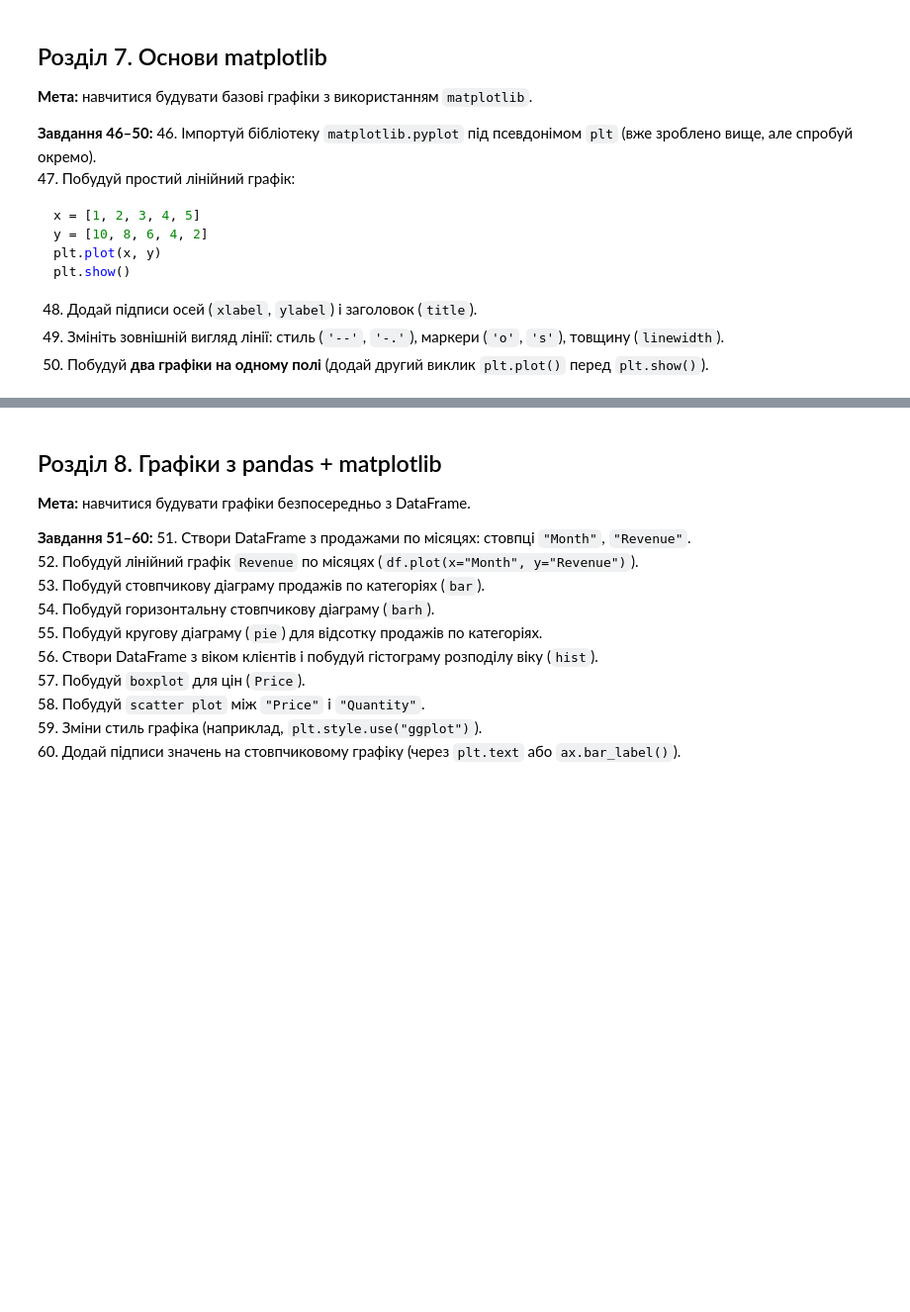
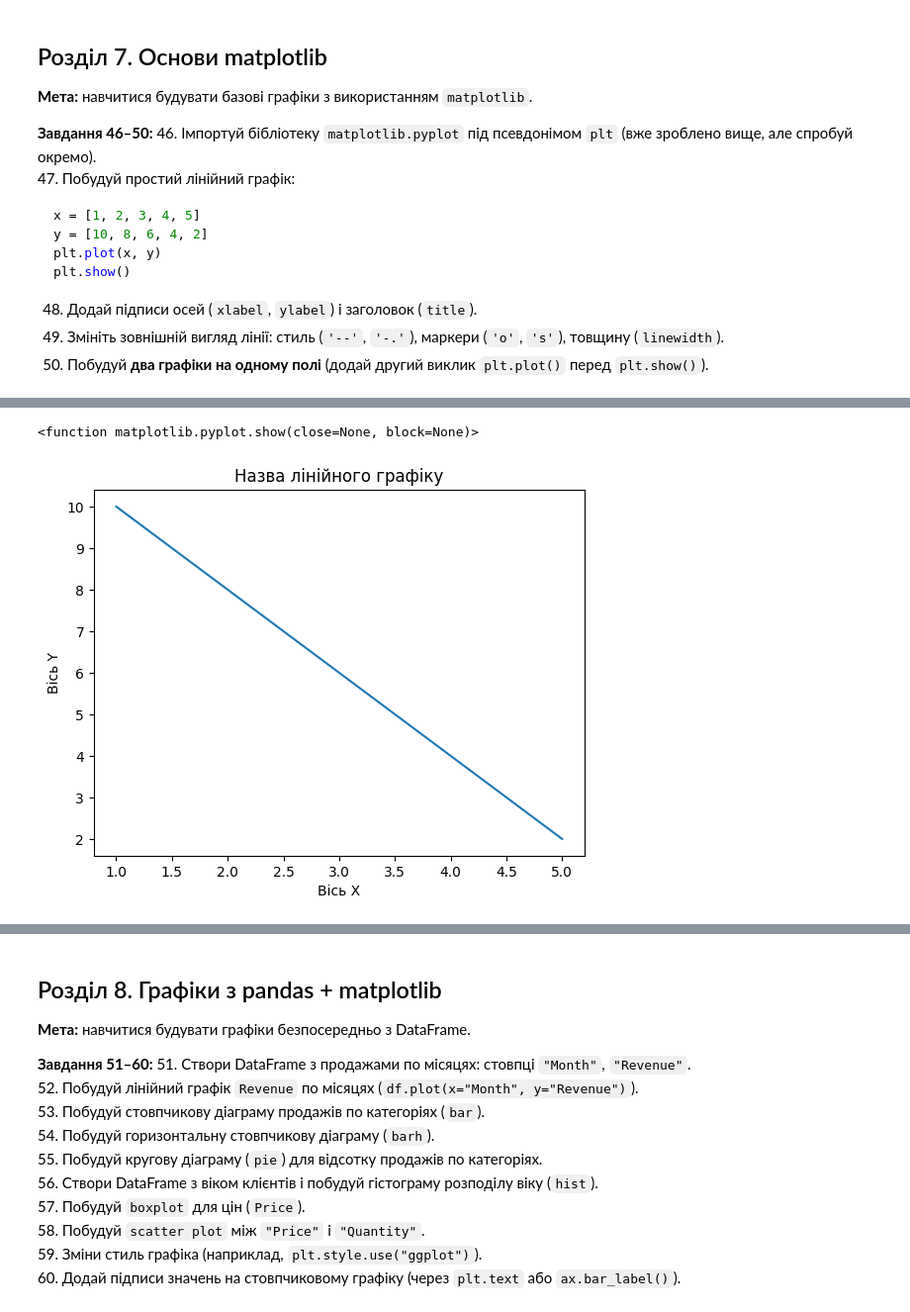
Before and after one commit to SvitChekan/test-task-Python-DTA, a Jupyter notebook: pandas_matplotlib_practice.ipynb, the cells around one changed output, grey strips where cells are left out. Shown: that part at 99% size. Drawn from its saved outputs; the diff is of its cells as text; code cells hidden in the pictures; blank space fills up the shorter version.

```diff
--- a/pandas_matplotlib_practice.ipynb
+++ b/pandas_matplotlib_practice.ipynb
@@ -908,3 +932,16 @@ print(weekends)
 # %%
-# 48
+# 48 Додай підписи осей (xlabel, ylabel) і заголовок (title)
+
+x = [1, 2, 3, 4, 5]
+y = [10, 8, 6, 4, 2]
+
+plt.plot(x, y)
+plt.xlabel("Вісь X")
+plt.ylabel("Вісь Y")
+plt.title("Назва лінійного графіку")
+
+plt.show
+# %% [output]
+<function matplotlib.pyplot.show(close=None, block=None)>
+[figure, added]
 # %%
```
Also changed, not shown: parts of 31 cells of this notebook.
